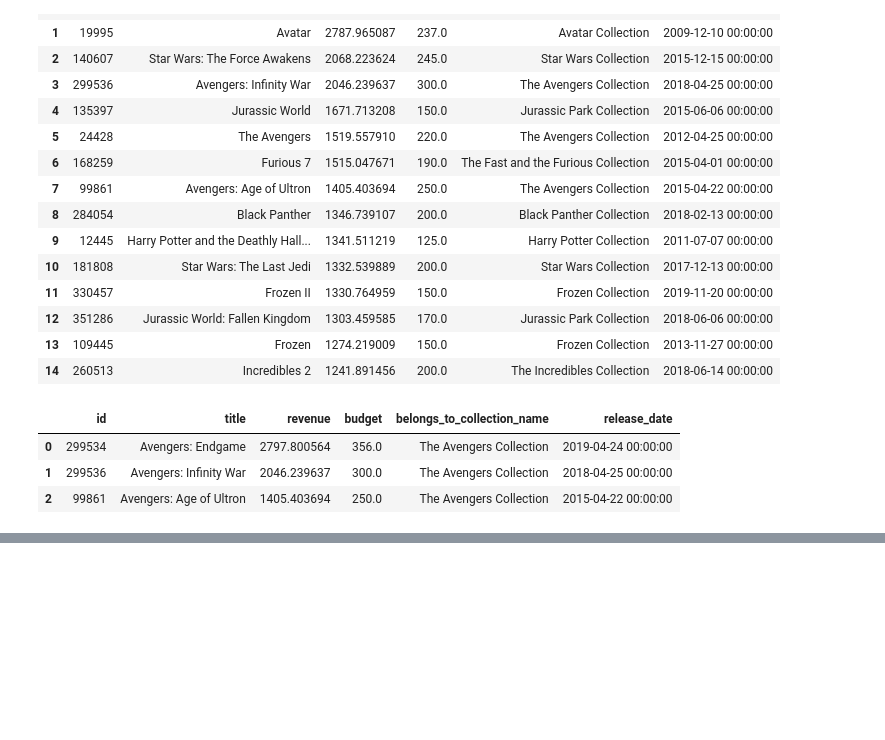
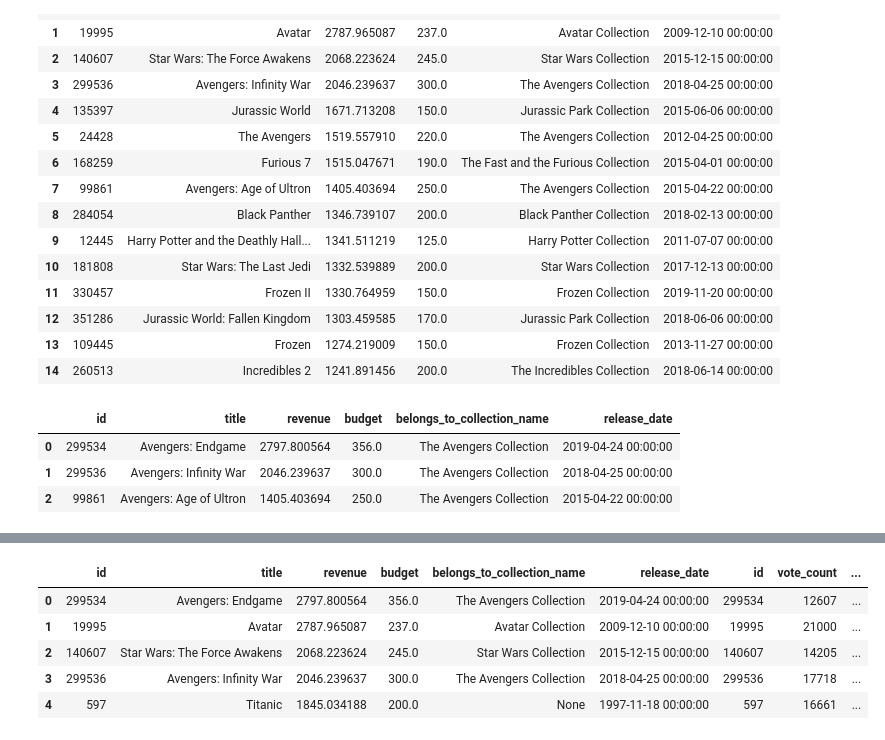
Before and after one commit to HunterKane/Project-5---Pandas-and-SQL-Databases, a Jupyter notebook: Project_05_Pandas_SQL.ipynb, the cells around one changed output, grey strips where cells are left out. Drawn from its saved outputs; the diff is of its cells as text; code cells hidden in the pictures; blank space fills up the shorter version.

Commit message:
JOIN Query completed
Work with two databases to perform  join query

 - Join movies and vote average databases

```diff
--- a/Project_05_Pandas_SQL.ipynb
+++ b/Project_05_Pandas_SQL.ipynb
@@ -646,0 +689,13 @@ pd.read_sql("SELECT * FROM Votes", con)
+# %%
+#Join query Votes and MOVIES / id / simple join because id are same in both tables
+pd.read_sql("SELECT * \
+            FROM Movies \
+            JOIN Votes \
+            ON Movies.id=Votes.id", con).head()
+# %% [output]
+|  | id | title | revenue | budget | belongs_to_collection_name | release_date | id | vote_count | ... |
+| 0 | 299534 | Avengers: Endgame | 2797.800564 | 356.0 | The Avengers Collection | 2019-04-24 00:00:00 | 299534 | 12607 | ... |
+| 1 | 19995 | Avatar | 2787.965087 | 237.0 | Avatar Collection | 2009-12-10 00:00:00 | 19995 | 21000 | ... |
+| 2 | 140607 | Star Wars: The Force Awakens | 2068.223624 | 245.0 | Star Wars Collection | 2015-12-15 00:00:00 | 140607 | 14205 | ... |
+| 3 | 299536 | Avengers: Infinity War | 2046.239637 | 300.0 | The Avengers Collection | 2018-04-25 00:00:00 | 299536 | 17718 | ... |
+| 4 | 597 | Titanic | 1845.034188 | 200.0 | None | 1997-11-18 00:00:00 | 597 | 16661 | ... |
```
Also changed, not shown: parts of 19 cells of this notebook.
